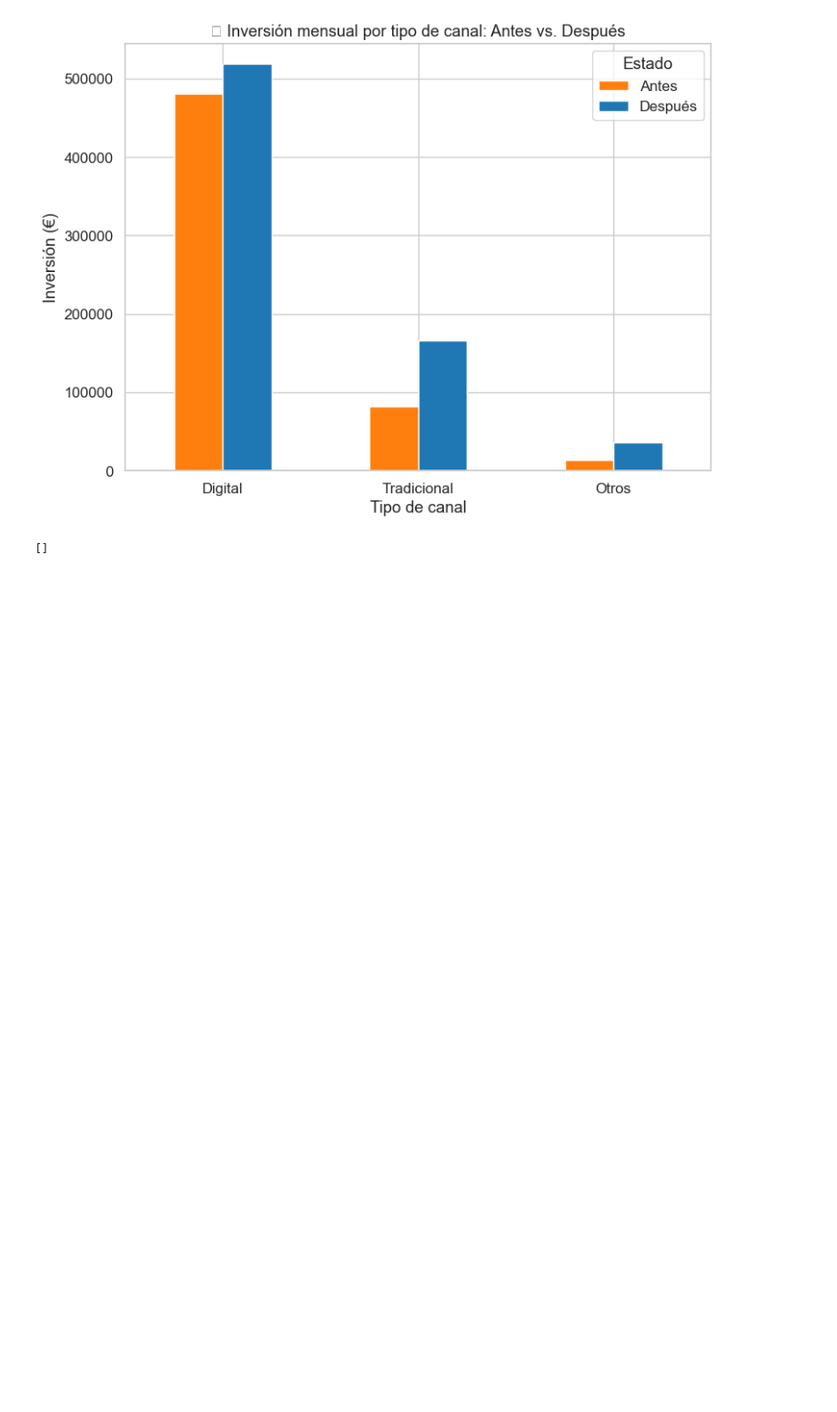
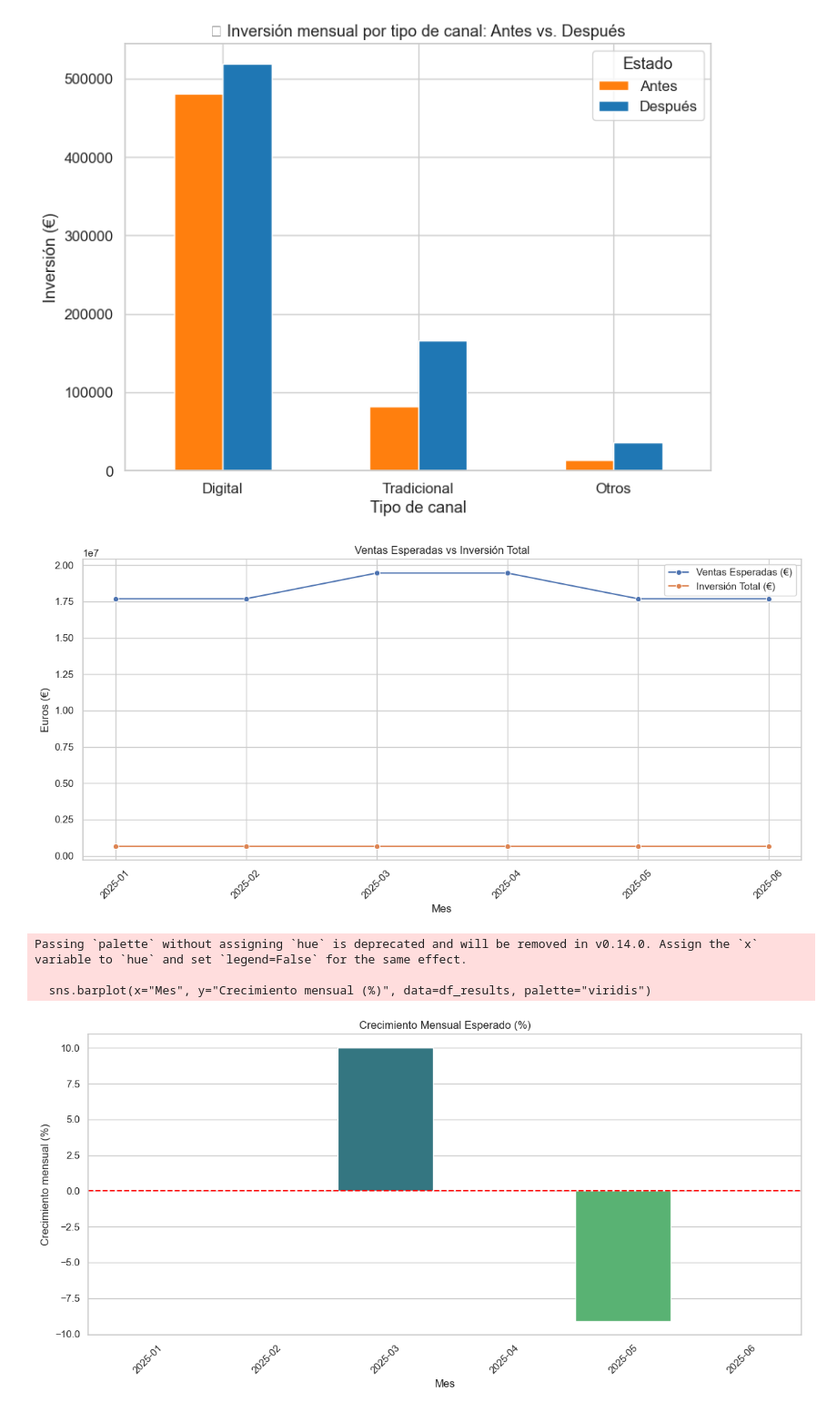
Before and after one commit to seerraa16/Caso02.-Modelo-de-Atribuci-n, a Jupyter notebook: Modelo_Atribucion.ipynb, the cells around one changed output. Shown at 91% size. Cells and saved outputs as stored; diff of their text form; code cells hidden in the pictures; blank space fills up the shorter version.

```diff
--- a/Modelo_Atribucion.ipynb
+++ b/Modelo_Atribucion.ipynb
@@ -876,7 +891,45 @@ plt.tight_layout()
 plt.show()
 # %% [output]
 [figure]
-# %%
-[col for col in df.columns if 'INV' in col.upper()]
-# %% [output]
-[]
+# %%
+import matplotlib.pyplot as plt
+import seaborn as sns
+
+# Configuración de estilo
+sns.set(style="whitegrid")
+plt.rcParams["figure.figsize"] = (12, 6)
+
+# 1️⃣ Ventas esperadas vs Inversión total
+plt.figure()
+sns.lineplot(x="Mes", y="Ventas esperadas", data=df_results, label="Ventas Esperadas (€)", marker='o')
+sns.lineplot(x="Mes", y="Inversión total", data=df_results, label="Inversión Total (€)", marker='o')
+plt.xticks(rotation=45)
+plt.title("Ventas Esperadas vs Inversión Total")
+plt.ylabel("Euros (€)")
+plt.legend()
+plt.tight_layout()
+plt.show()
+
+# 2️⃣ Crecimiento mensual esperado (%)
+plt.figure()
+sns.barplot(x="Mes", y="Crecimiento mensual (%)", data=df_results, palette="viridis")
+plt.xticks(rotation=45)
+plt.title("Crecimiento Mensual Esperado (%)")
+plt.axhline(0, color='red', linestyle='--')
+plt.tight_layout()
+plt.show()
+
+# 3️⃣ Ventas acumuladas
+plt.figure()
+sns.lineplot(x="Mes", y="Ventas acumuladas", data=df_results, color='green', marker='o')
+plt.xticks(rotation=45)
+plt.title("Ventas Acumuladas")
+plt.ylabel("Euros (€)")
+plt.tight_layout()
+plt.show()
+# %% [output]
+[figure, added]
+Passing `palette` without assigning `hue` is deprecated and will be removed in v0.14.0. Assign the `x` variable to `hue` and set `legend=False` for the same effect.
+
+  sns.barplot(x="Mes", y="Crecimiento mensual (%)", data=df_results, palette="viridis")
+[figure, added]
```
Also changed, not shown: parts of 10 cells of this notebook.
